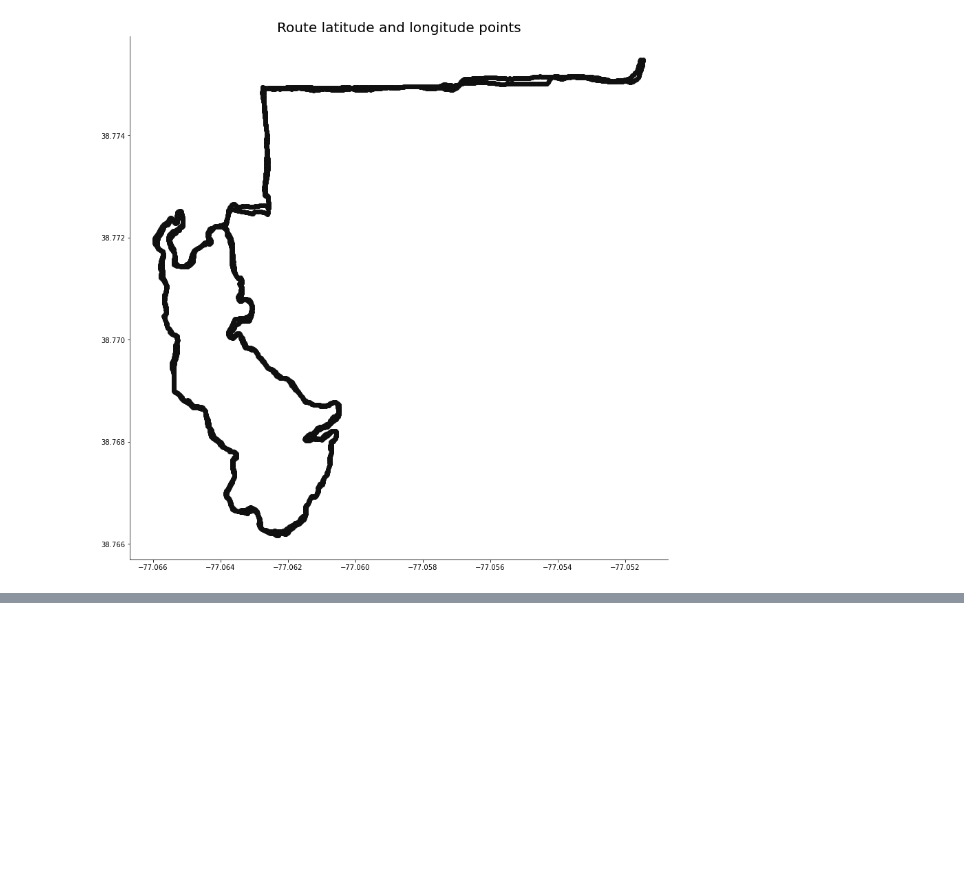
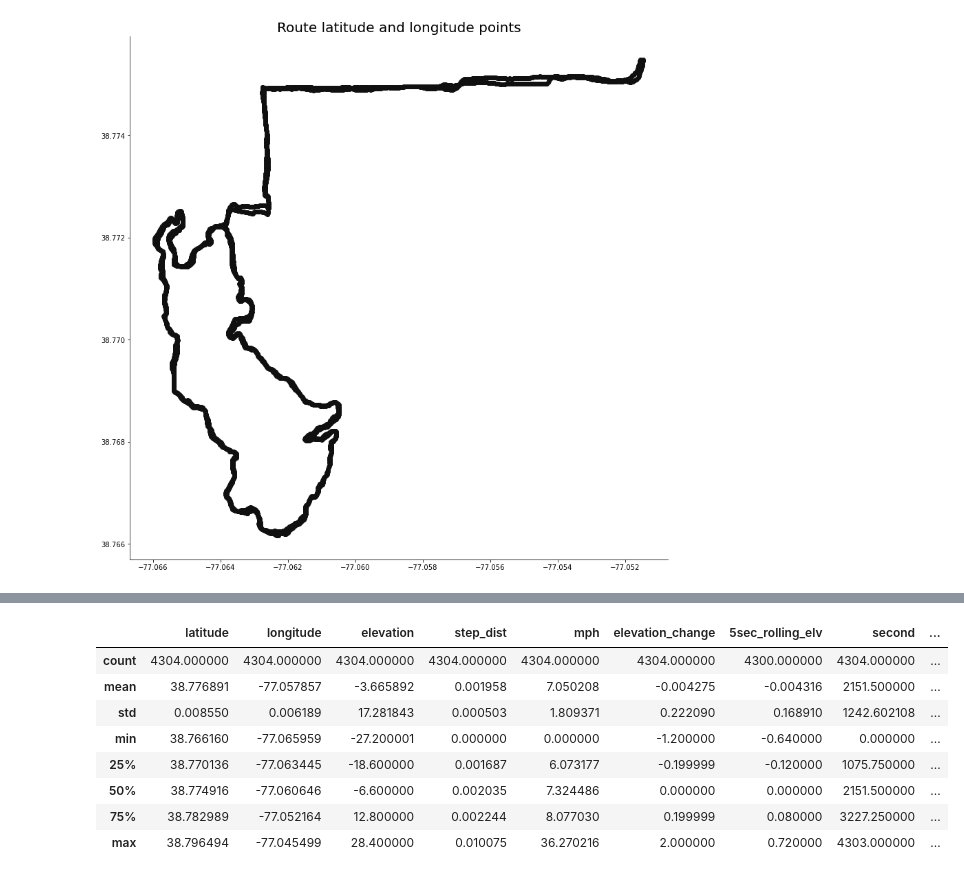
Before and after one commit to lrhf97/gpx_analysis, a Jupyter notebook: test.ipynb, the cells around one changed output, grey strips where cells are left out. Cells and saved outputs as stored; diff of their text form; code cells hidden in the pictures; blank space fills up the shorter version.

```diff
--- a/test.ipynb
+++ b/test.ipynb
@@ -57,14 +36,0 @@ df.head(20)
-# %%
-lat_diff =[0]
-long_diff= [0]
-for i in range(len(df_full)-1):
-    ltdiff =df_full['latitude'][i+1] - df_full['latitude'][i]
-    # print(ltdiff)
-    lgdiff =df_full['longitude'][i+1] - df_full['longitude'][i]
-
-    lat_diff.append(ltdiff)
-    long_diff.append(lgdiff)
-
-df_full['lat_diff'] =pd.Series('lat_diff')
-df_full['long_diff'] =pd.Series('long_diff')
-df_full.head(10)
@@ -89,0 +94,4 @@ ltdiff
+# %%
+# step distance in feet
+df_full['step_feet'] = df_full['step_dist'] * 5280
+df_full.head()
@@ -89,0 +105,12 @@ ltdiff
+# %%
+df_full.describe()
+# %% [output]
+|  | latitude | longitude | elevation | step_dist | mph | elevation_change | 5sec_rolling_elv | second | ... |
+| count | 4304.000000 | 4304.000000 | 4304.000000 | 4304.000000 | 4304.000000 | 4304.000000 | 4300.000000 | 4304.000000 | ... |
+| mean | 38.776891 | -77.057857 | -3.665892 | 0.001958 | 7.050208 | -0.004275 | -0.004316 | 2151.500000 | ... |
+| std | 0.008550 | 0.006189 | 17.281843 | 0.000503 | 1.809371 | 0.222090 | 0.168910 | 1242.602108 | ... |
+| min | 38.766160 | -77.065959 | -27.200001 | 0.000000 | 0.000000 | -1.200000 | -0.640000 | 0.000000 | ... |
+| 25% | 38.770136 | -77.063445 | -18.600000 | 0.001687 | 6.073177 | -0.199999 | -0.120000 | 1075.750000 | ... |
+| 50% | 38.774916 | -77.060646 | -6.600000 | 0.002035 | 7.324486 | 0.000000 | 0.000000 | 2151.500000 | ... |
+| 75% | 38.782989 | -77.052164 | 12.800000 | 0.002244 | 8.077030 | 0.199999 | 0.080000 | 3227.250000 | ... |
+| max | 38.796494 | -77.045499 | 28.400000 | 0.010075 | 36.270216 | 2.000000 | 0.720000 | 4303.000000 | ... |
```
Also changed, not shown: parts of 13 cells of this notebook, 3 other files.
